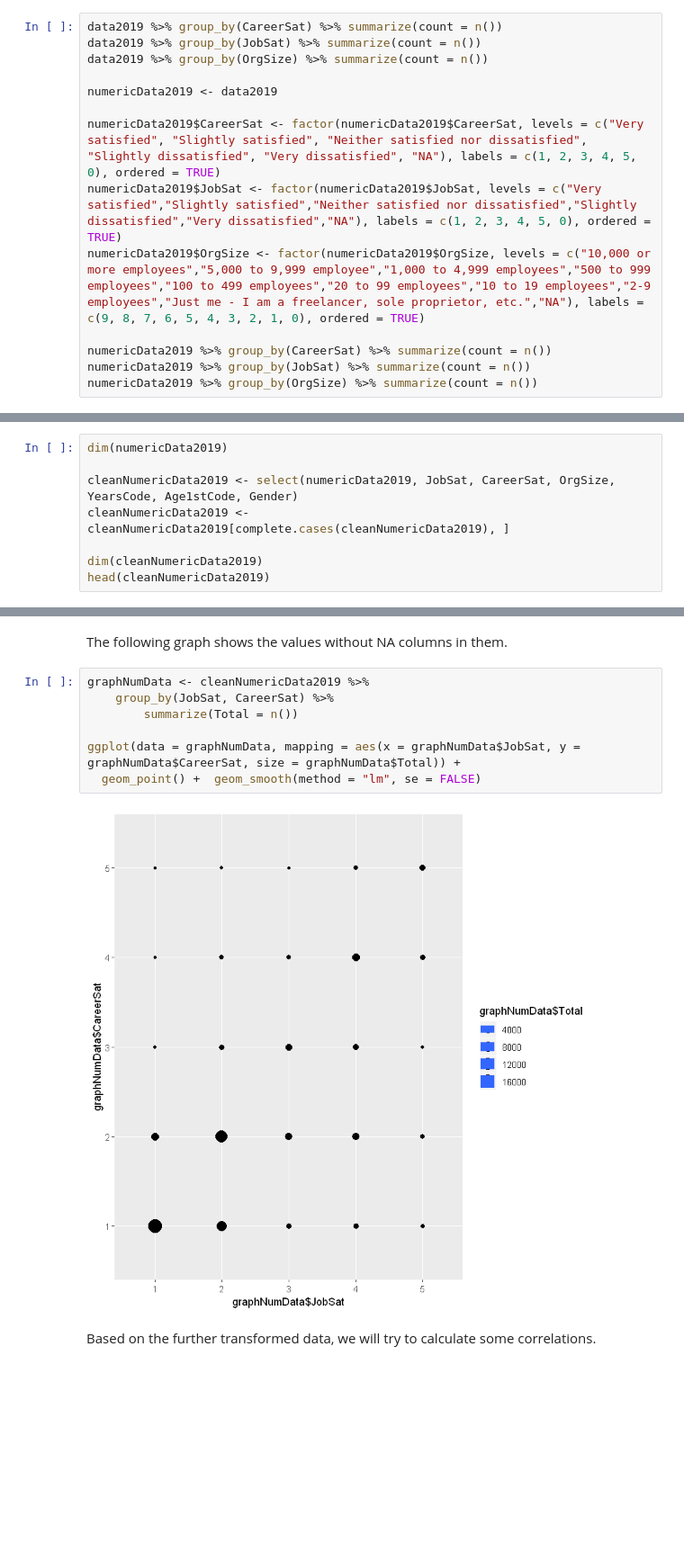
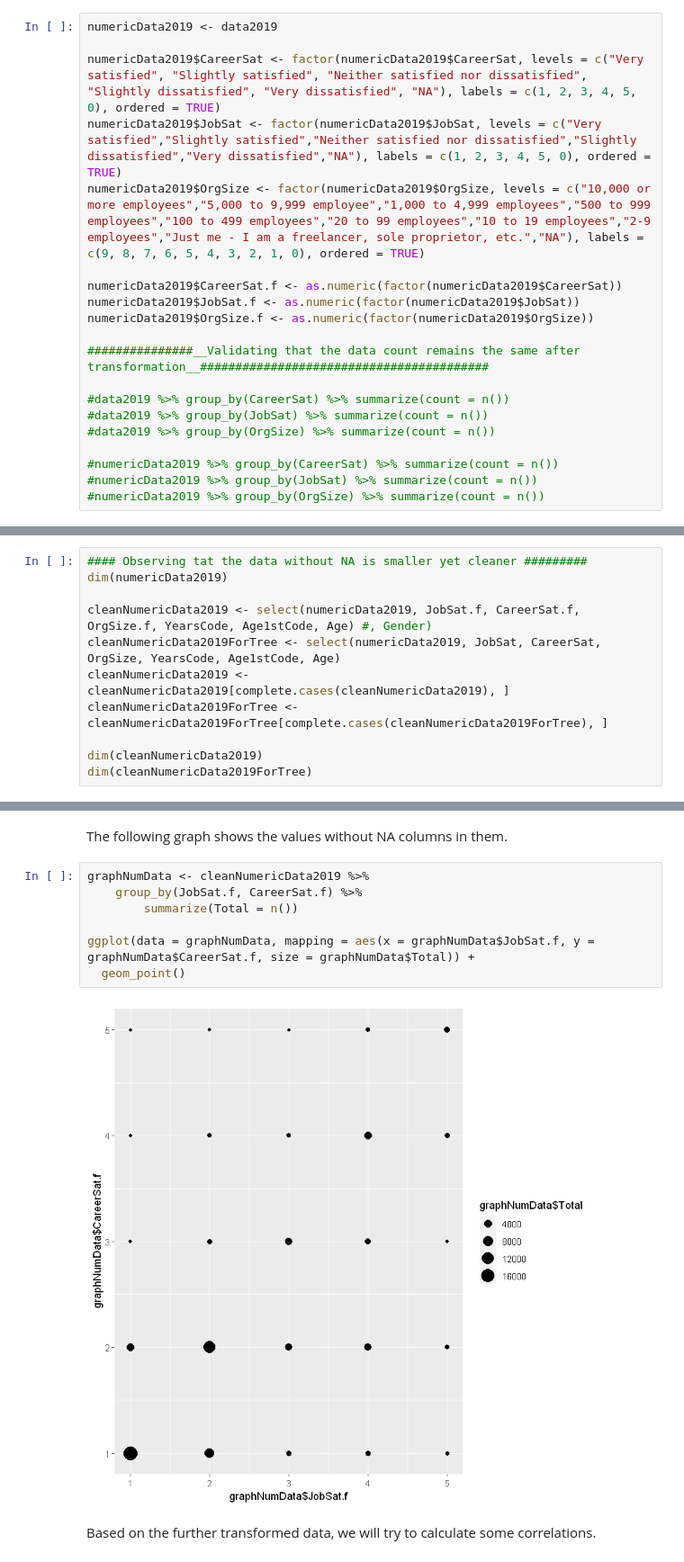
Before and after one commit to kuceriklukas/big-data-project, a Jupyter notebook: Workflow_Clean_Data.ipynb, the cells around one changed output, grey strips where cells are left out. Shown: that part at 90% size. Saved outputs shown, nothing was run; the diff lists cells and outputs as text; blank space fills up the shorter version.

```diff
--- a/Workflow_Clean_Data.ipynb
+++ b/Workflow_Clean_Data.ipynb
@@ -102,16 +54,22 @@ ggplot(data = graphData, mapping = aes(x = graphData$JobSat, y = graphData$Caree
 # %% [markdown]
 From the graph above we can see that there seems to be a little bit of a corelation between the job satisfaction and career satisfaction (as it is expected). In order to confirm this and calculate some numbers, we need to convert some of the columns to numeric values. We do so in the following cell (the tables with counts serve as comparisons with the original dataset, to prove that we haven't changed the data in the transformation process).
 # %%
-data2019 %>% group_by(CareerSat) %>% summarize(count = n())
-data2019 %>% group_by(JobSat) %>% summarize(count = n())
-data2019 %>% group_by(OrgSize) %>% summarize(count = n())
-
 numericData2019 <- data2019
 
 numericData2019$CareerSat <- factor(numericData2019$CareerSat, levels = c("Very satisfied", "Slightly satisfied", "Neither satisfied nor dissatisfied", "Slightly dissatisfied", "Very dissatisfied", "NA"), labels = c(1, 2, 3, 4, 5, 0), ordered = TRUE)
 numericData2019$JobSat <- factor(numericData2019$JobSat, levels = c("Very satisfied","Slightly satisfied","Neither satisfied nor dissatisfied","Slightly dissatisfied","Very dissatisfied","NA"), labels = c(1, 2, 3, 4, 5, 0), ordered = TRUE)
 numericData2019$OrgSize <- factor(numericData2019$OrgSize, levels = c("10,000 or more employees","5,000 to 9,999 employee","1,000 to 4,999 employees","500 to 999 employees","100 to 499 employees","20 to 99 employees","10 to 19 employees","2-9 employees","Just me - I am a freelancer, sole proprietor, etc.","NA"), labels = c(9, 8, 7, 6, 5, 4, 3, 2, 1, 0), ordered = TRUE)
 
-numericData2019 %>% group_by(CareerSat) %>% summarize(count = n())
-numericData2019 %>% group_by(JobSat) %>% summarize(count = n())
-numericData2019 %>% group_by(OrgSize) %>% summarize(count = n())
+numericData2019$CareerSat.f <- as.numeric(factor(numericData2019$CareerSat))
+numericData2019$JobSat.f <- as.numeric(factor(numericData2019$JobSat))
+numericData2019$OrgSize.f <- as.numeric(factor(numericData2019$OrgSize))
+
+###############__Validating that the data count remains the same after transformation__#########################################
+
+#data2019 %>% group_by(CareerSat) %>% summarize(count = n())
+#data2019 %>% group_by(JobSat) %>% summarize(count = n())
+#data2019 %>% group_by(OrgSize) %>% summarize(count = n())
+
+#numericData2019 %>% group_by(CareerSat) %>% summarize(count = n())
+#numericData2019 %>% group_by(JobSat) %>% summarize(count = n())
+#numericData2019 %>% group_by(OrgSize) %>% summarize(count = n())
@@ -195,9 +80,12 @@ We also need to remove the rows which contain NA values in one of the relevant c
 # %%
+#### Observing tat the data without NA is smaller yet cleaner #########
 dim(numericData2019)
 
-cleanNumericData2019 <- select(numericData2019, JobSat, CareerSat, OrgSize, YearsCode, Age1stCode, Gender)
+cleanNumericData2019 <- select(numericData2019, JobSat.f, CareerSat.f, OrgSize.f, YearsCode, Age1stCode, Age) #, Gender)
+cleanNumericData2019ForTree <- select(numericData2019, JobSat, CareerSat, OrgSize, YearsCode, Age1stCode, Age)
 cleanNumericData2019 <- cleanNumericData2019[complete.cases(cleanNumericData2019), ]
+cleanNumericData2019ForTree <- cleanNumericData2019ForTree[complete.cases(cleanNumericData2019ForTree), ]
 
 dim(cleanNumericData2019)
-head(cleanNumericData2019)
+dim(cleanNumericData2019ForTree)
 # %% [output]
@@ -214,12 +96,12 @@ head(cleanNumericData2019)
 The following graph shows the values without NA columns in them.
 # %%
 graphNumData <- cleanNumericData2019 %>%
-    group_by(JobSat, CareerSat) %>%
+    group_by(JobSat.f, CareerSat.f) %>%
         summarize(Total = n())
 
-ggplot(data = graphNumData, mapping = aes(x = graphNumData$JobSat, y = graphNumData$CareerSat, size = graphNumData$Total)) +
-  geom_point() +  geom_smooth(method = "lm", se = FALSE)
+ggplot(data = graphNumData, mapping = aes(x = graphNumData$JobSat.f, y = graphNumData$CareerSat.f, size = graphNumData$Total)) +
+  geom_point()
 # %% [output]
-[figure, old version]
+[figure, new version]
 # %% [markdown]
 Based on the further transformed data, we will try to calculate some correlations.
```
Also changed, not shown: parts of 20 cells of this notebook.
